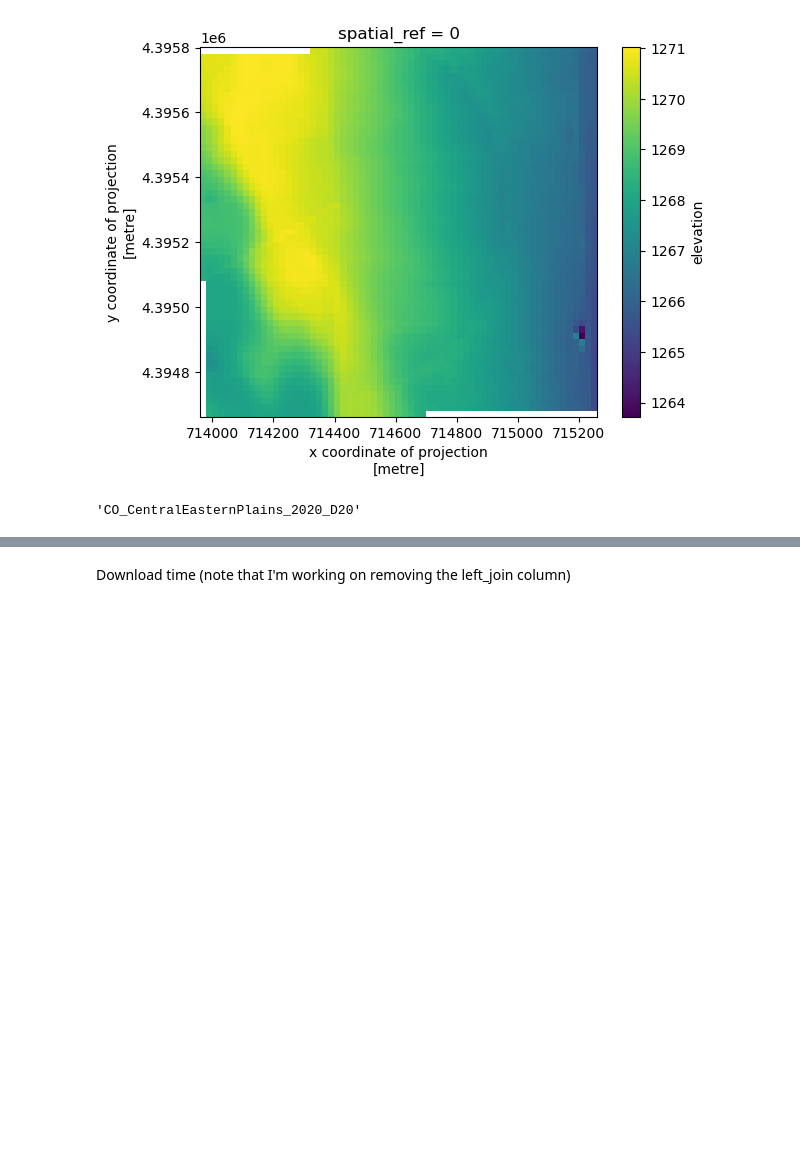
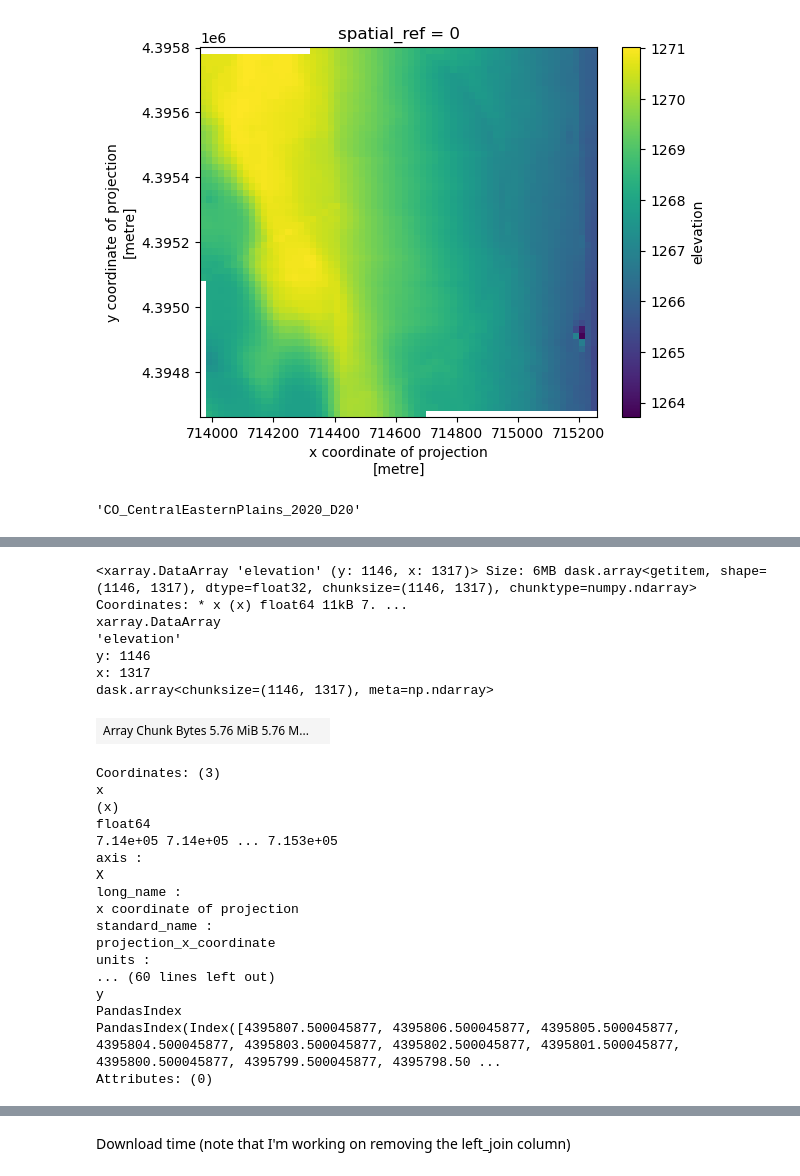
Before and after one commit to uw-cryo/coincident, a Jupyter notebook: docs/examples/vendor_dems.ipynb, the cells around one changed output, grey strips where cells are left out. Cells and saved outputs as stored; diff of their text form; code cells hidden in the pictures; blank space fills up the shorter version.

```diff
--- a/docs/examples/vendor_dems.ipynb
+++ b/docs/examples/vendor_dems.ipynb
@@ -185,0 +193,27 @@ ValueError: TNM API returned no products for the given AOI and dataset.
+# %%
+ds_usgs_dem
+# %% [output]
+<xarray.DataArray 'elevation' (y: 1146, x: 1317)> Size: 6MB dask.array<getitem, shape=(1146, 1317), dtype=float32, chunksize=(1146, 1317), chunktype=numpy.ndarray> Coordinates: * x (x) float64 11kB 7. ...
+xarray.DataArray
+'elevation'
+y: 1146
+x: 1317
+dask.array<chunksize=(1146, 1317), meta=np.ndarray>
+| Array Chunk Bytes 5.76 MiB 5.76 M... |  |
+Coordinates: (3)
+x
+(x)
+float64
+7.14e+05 7.14e+05 ... 7.153e+05
+axis :
+X
+long_name :
+x coordinate of projection
+standard_name :
+projection_x_coordinate
+units :
+... (60 lines left out)
+y
+PandasIndex
+PandasIndex(Index([4395807.500045877, 4395806.500045877, 4395805.500045877, 4395804.500045877, 4395803.500045877, 4395802.500045877, 4395801.500045877, 4395800.500045877, 4395799.500045877, 4395798.50 ...
+Attributes: (0)
```
Also changed, not shown: parts of 31 cells of this notebook, 4 other files.
